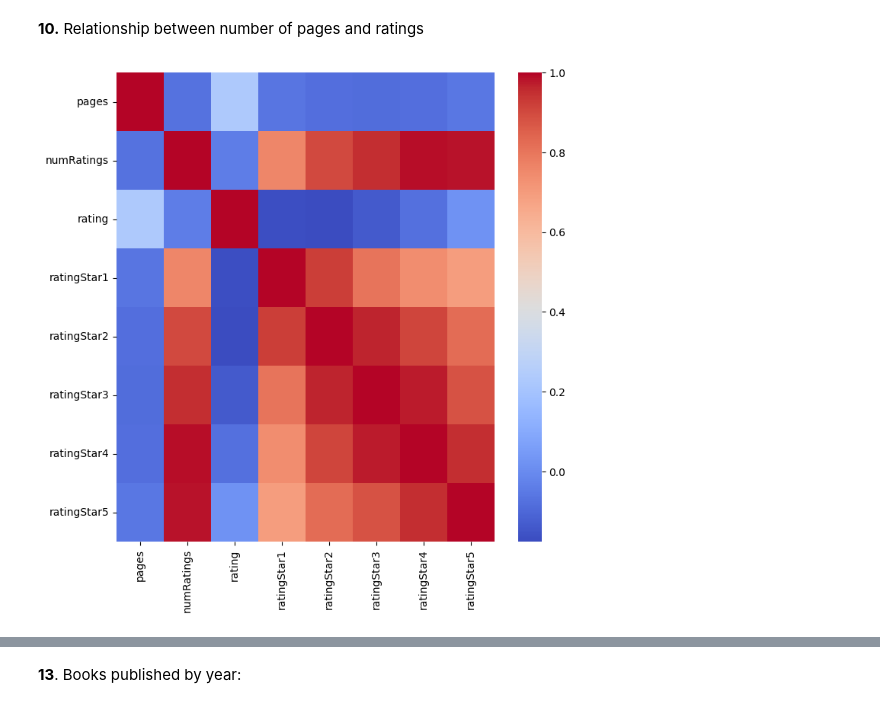
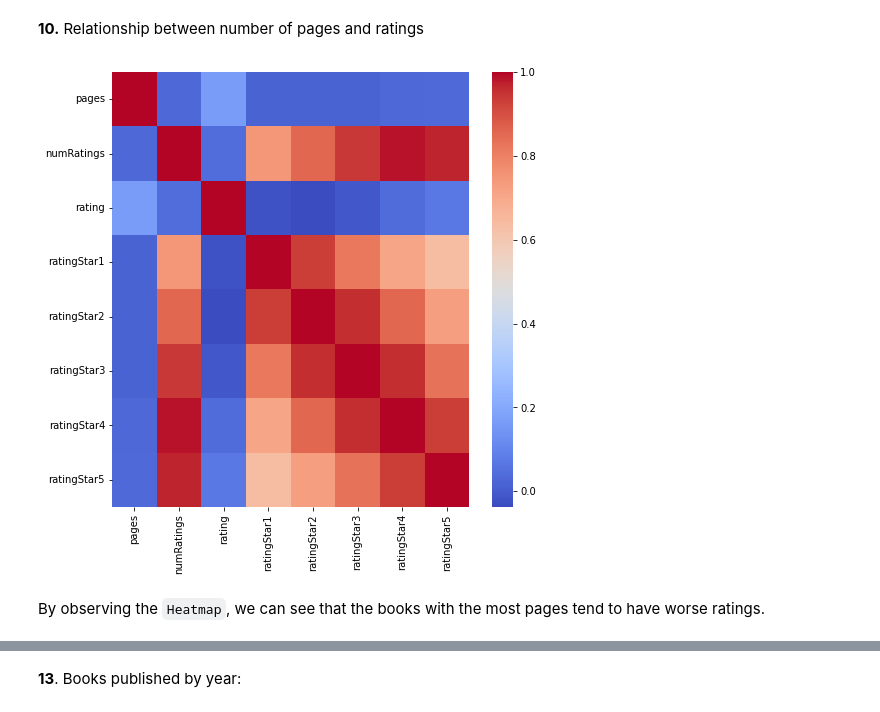
Before and after one commit to pspanoudakis/Data-Mining-Techniques-Projects, a Jupyter notebook: project2/GoodreadsBooks.ipynb, the cells around one changed output, grey strips where cells are left out. Drawn from its saved outputs; the diff is of its cells as text; code cells hidden in the pictures.

```diff
--- a/project2/GoodreadsBooks.ipynb
+++ b/project2/GoodreadsBooks.ipynb
@@ -506,29 +513,31 @@ TopColumnValuesAnswerGenerator().registerQuestions(questions).displayAnswers(dat
 # %%
 def drawHeatmap(df: pd.DataFrame, ax: plt.Axes, cmap: str = "coolwarm", **kwargs):
     _ = sns.heatmap(df.corr(), ax=ax, cmap=cmap, **kwargs)
 
 _, axes = plt.subplots(1, 1, figsize=(8,8))
 cols = [
     DataColumn.PAGES,
     DataColumn.NUMRATINGS,
     DataColumn.RATING,
     DataColumn.RATINGSTAR1,
     DataColumn.RATINGSTAR2,
     DataColumn.RATINGSTAR3,
     DataColumn.RATINGSTAR4,
     DataColumn.RATINGSTAR5
 ]
 
 def pageStrToInt(s: str):
     try:
         return int(s)
     except ValueError:
         return int(s.split(maxsplit=1)[0])
 
 dataDf[DataColumn.PAGES] = dataDf[DataColumn.PAGES].apply(pageStrToInt)
-drawHeatmap(dataDf[dataDf[DataColumn.PAGES] > 1000][cols], axes)
+drawHeatmap(dataDf[cols], axes)
 # %% [output]
-[figure, old version]
+[figure, new version]
+# %% [markdown]
+By observing the `Heatmap`, we can see that the books with the most pages tend to have worse ratings.
 # %%
 def countListRowStrings(d: "defaultdict[str, int]", s: str, listExtractor: Callable[[str], List[str]]):
     items: List[str] = listExtractor(s)
```
Also changed, not shown: parts of 9 cells of this notebook.
